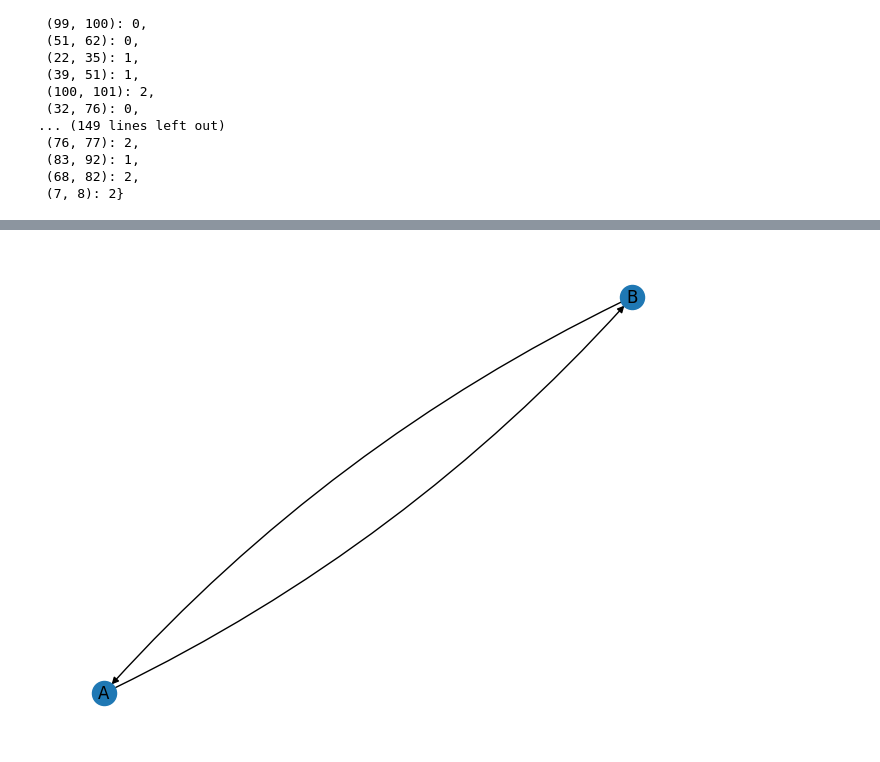
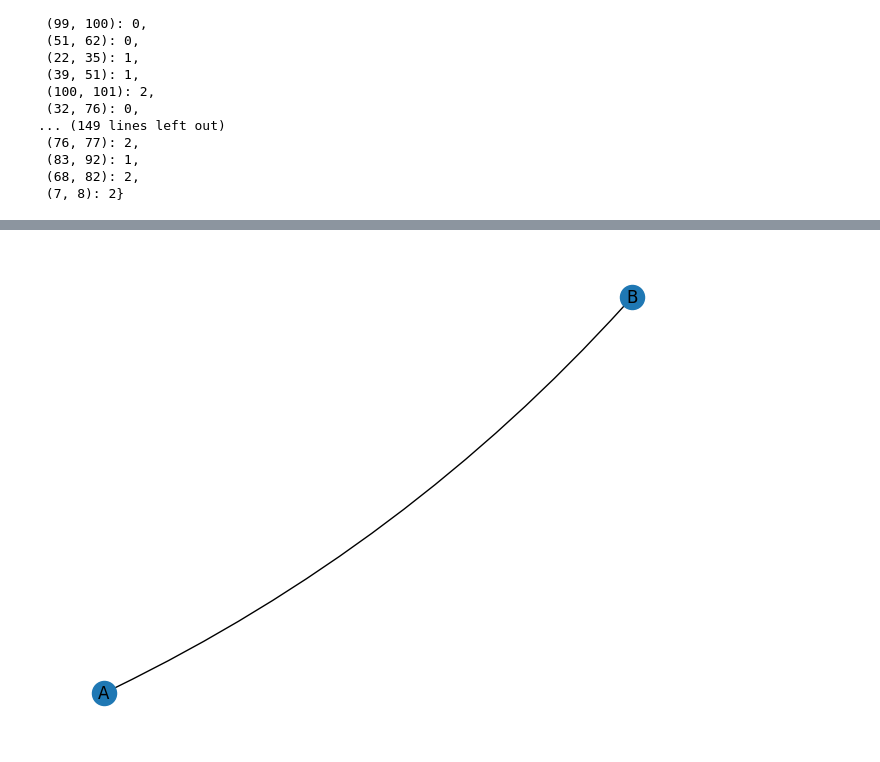
Before and after one commit to anthule123/OptimizationGroup5, a Jupyter notebook: bridges/input_reader.ipynb, the cells around one changed output, grey strips where cells are left out. Drawn from its saved outputs; the diff is of its cells as text; code cells hidden in the pictures.

```diff
--- a/bridges/input_reader.ipynb
+++ b/bridges/input_reader.ipynb
@@ -1,7 +1,7 @@
 # %%
 #B1: đọc dữ liệu từ bridge_game.txt
 import numpy as np
-with open('input_txt/bridge_game2.txt', 'r') as f:
+with open('convert_image_to_txt/bridge_game_6.txt', 'r') as f:
     data = f.read()
     data = data.split('\n')
     data = np.array(data)
@@ -447,17 +422,17 @@ plt.show()
 # %%
 import networkx as nx
 import matplotlib.pyplot as plt
 G = nx.DiGraph() #or G = nx.MultiDiGraph()
 G.add_node('A')
 G.add_node('B')
-G.add_edge('A', 'B', length = 2)
-G.add_edge('B', 'A', length = 3)
+G.add_edge('A', 'B')
+G.add_edge('A', 'B')
 
 pos = {'A': (0, 0), 'B': (1, 1)}
-nx.draw(G, pos, with_labels=True, connectionstyle='arc3, rad = 0.1')
-edge_labels=dict([((u,v,),d['length'])
+nx.draw(G, pos, with_labels=True, connectionstyle='arc3, rad = 0.1', arrowstyle = '-')
+edge_labels=dict([((u,v,))
              for u,v,d in G.edges(data=True)])
 
 plt.show()
 # %% [output]
-[figure, old version]
+[figure, new version]
```
Also changed, not shown: parts of 7 cells of this notebook, 1 other file.
